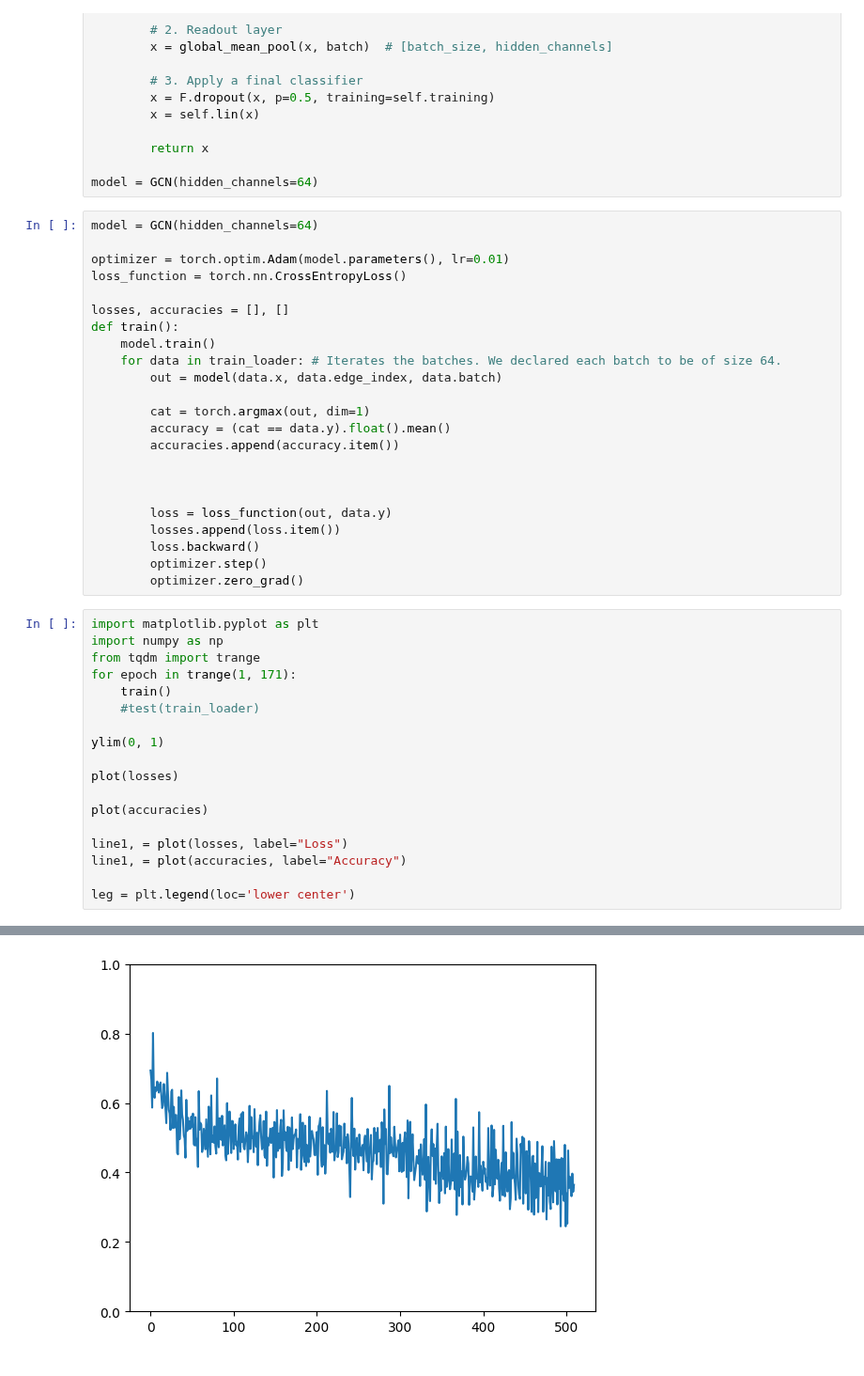
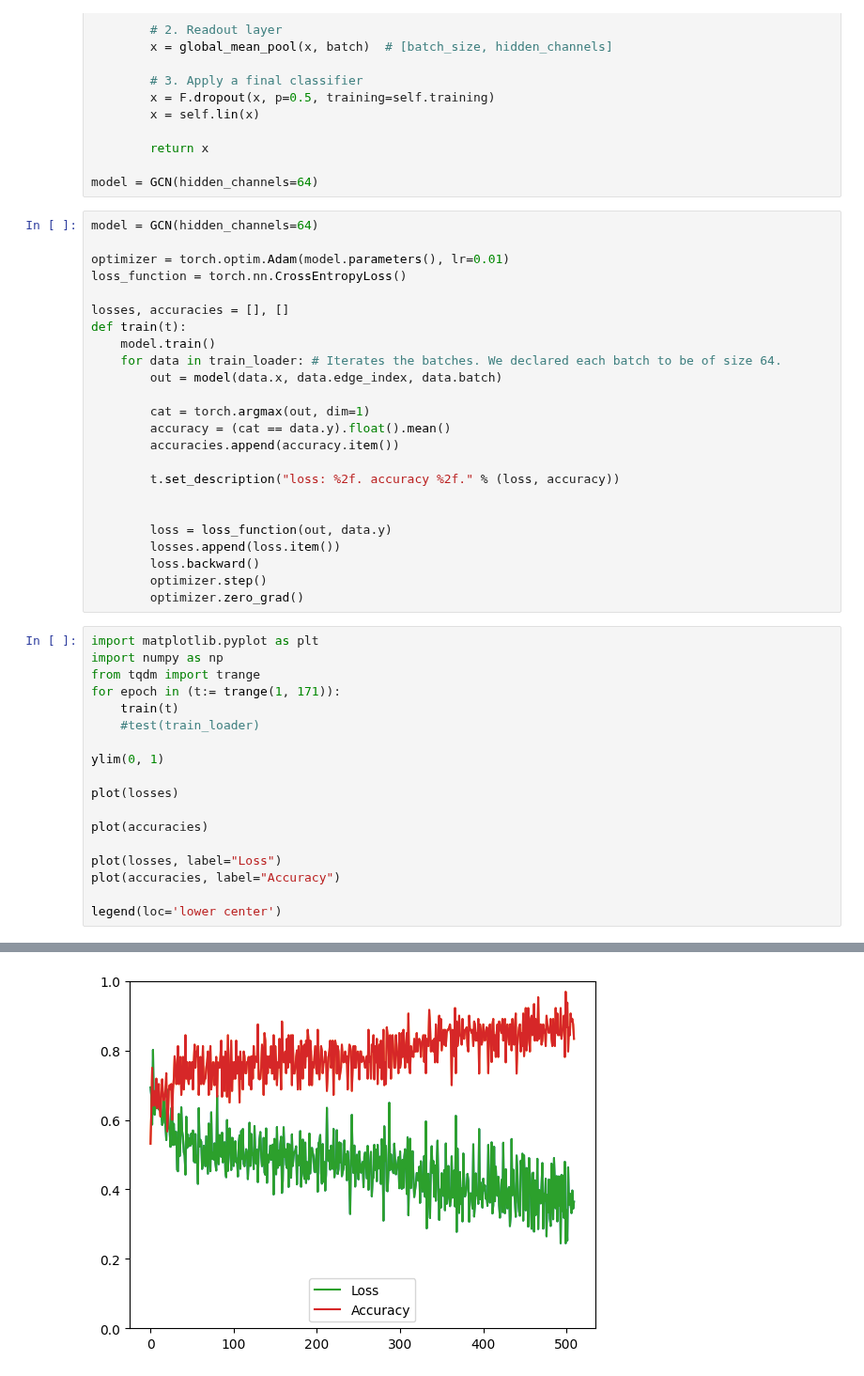
Before and after one commit to Theis-Mathiassen/NeuralGraphs, a Jupyter notebook: Fiddle/mutagtest.ipynb, the cells around one changed output, grey strips where cells are left out. Shown at 94% size. Drawn from its saved outputs; the diff is of its cells as text.

```diff
--- a/Fiddle/mutagtest.ipynb
+++ b/Fiddle/mutagtest.ipynb
@@ -109,7 +109,7 @@ optimizer = torch.optim.Adam(model.parameters(), lr=0.01)
 loss_function = torch.nn.CrossEntropyLoss()
 
 losses, accuracies = [], []
-def train():
+def train(t):
     model.train()
     for data in train_loader: # Iterates the batches. We declared each batch to be of size 64.
         out = model(data.x, data.edge_index, data.batch)
@@ -118,6 +118,7 @@ def train():
         accuracy = (cat == data.y).float().mean()
         accuracies.append(accuracy.item())
 
+        t.set_description("loss: %2f. accuracy %2f." % (loss, accuracy))
 
 
         loss = loss_function(out, data.y)
@@ -129,8 +130,8 @@ def train():
 import matplotlib.pyplot as plt
 import numpy as np
 from tqdm import trange
-for epoch in trange(1, 171):
-    train()
+for epoch in (t:= trange(1, 171)):
+    train(t)
     #test(train_loader)
 
 ylim(0, 1)
@@ -139,8 +140,8 @@ plot(losses)
 
 plot(accuracies)
 
-line1, = plot(losses, label="Loss")
-line1, = plot(accuracies, label="Accuracy")
+plot(losses, label="Loss")
+plot(accuracies, label="Accuracy")
 
-leg = plt.legend(loc='lower center')
+legend(loc='lower center')
 # %% [output]
@@ -148 +149 @@ AttributeError: 'list' object has no attribute 'last'
-[figure, old version]
+[figure, new version]
```
Also changed, not shown: parts of 1 cell of this notebook.
